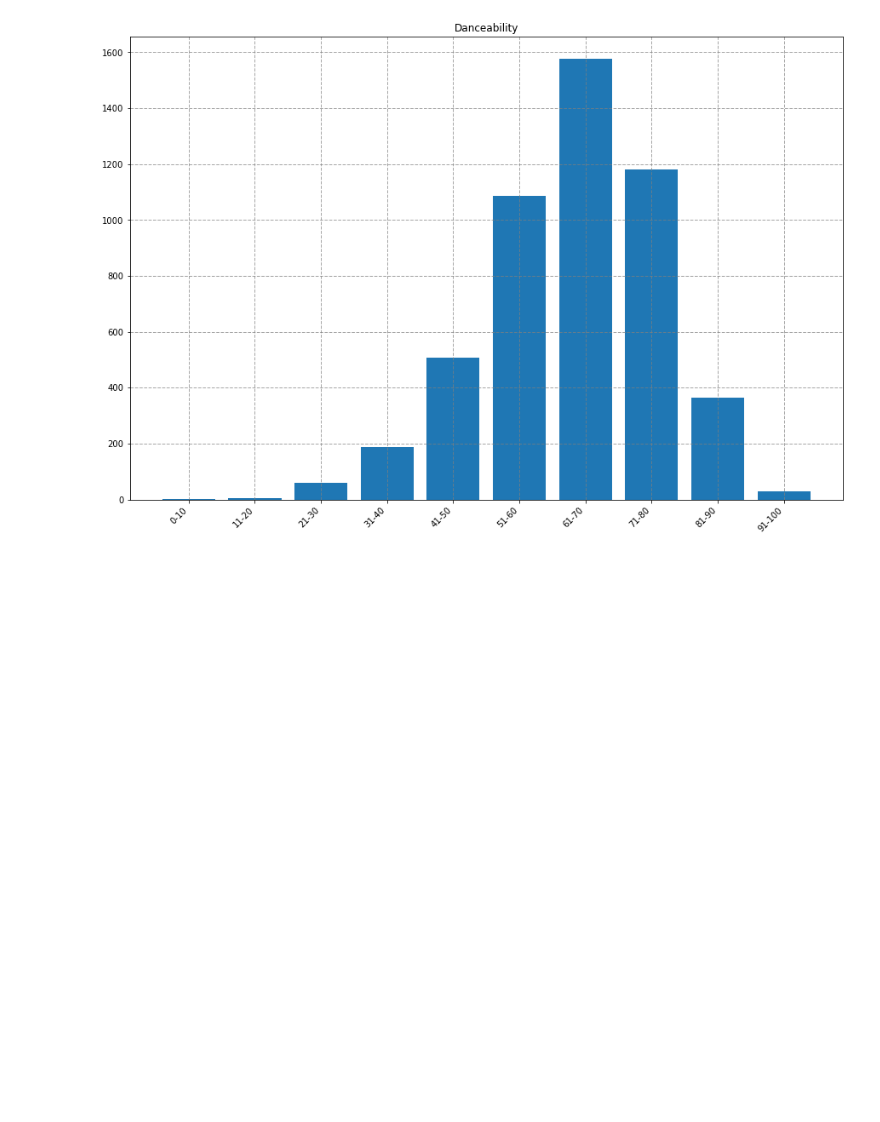
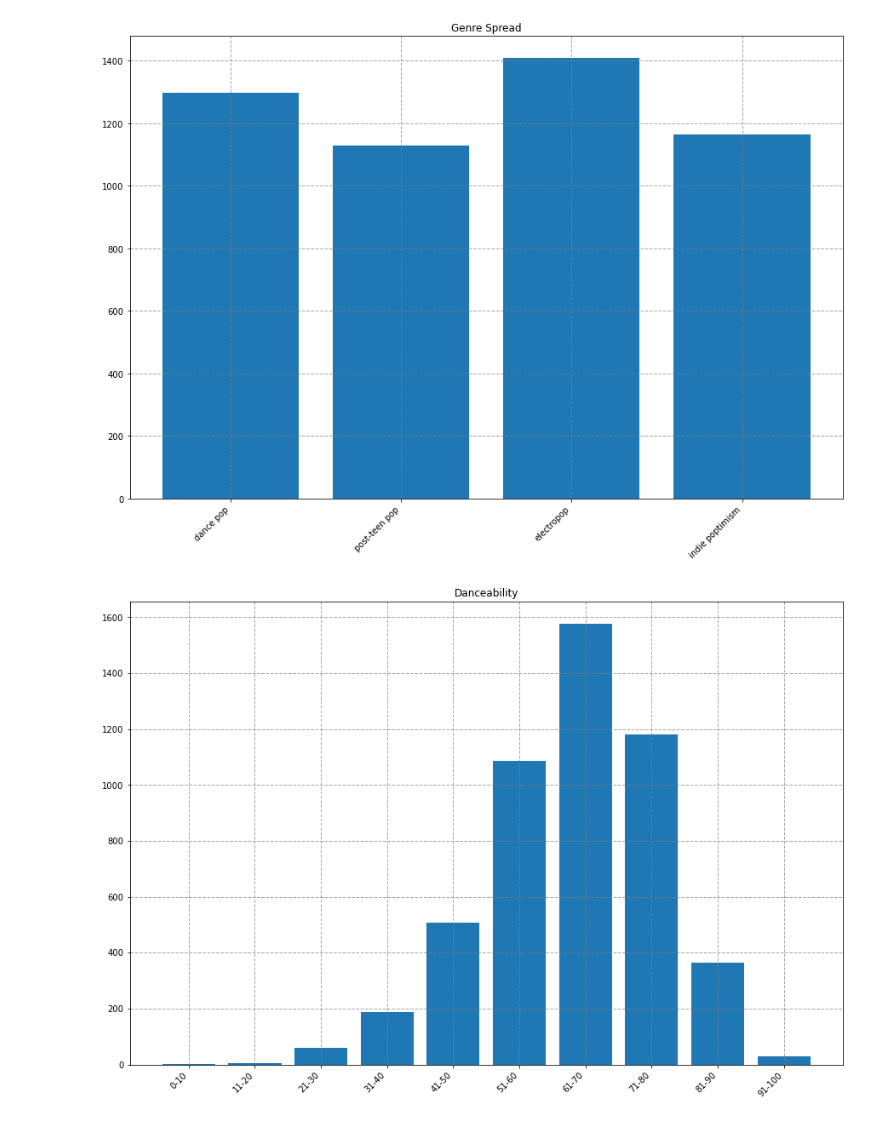
Before and after one commit to CarterKekoa/SpotifyRecommendationApp, a Jupyter notebook: DataAnalysis.ipynb, the cells around one changed output. Cells and saved outputs as stored; diff of their text form; code cells hidden in the pictures; blank space fills up the shorter version.

```diff
--- a/DataAnalysis.ipynb
+++ b/DataAnalysis.ipynb
@@ -38,4 +38,30 @@ playlist_id = '7L736vCRhBe5EapwwkutUl'
 # %%
 # spotify = SpotifyAPI(client_id, client_secret)
 # response = spotify.get_playlist(playlist_id)
+# %%
+genre = track_data.get_column('playlist_subgenre')
+danceability = myutils.format_num(track_data.get_column('danceability'))
+energy = myutils.format_num(track_data.get_column('energy'))
+loudness = track_data.get_column('loudness')
+speechiness = myutils.format_num(track_data.get_column('speechiness'))
+tempo = track_data.get_column('tempo')
+valence = myutils.format_num(track_data.get_column('valence'))
+
+genre_bins = myutils.bin_genre(genre)
+dance_bins = myutils.bin_vals(danceability)
+energy_bins = myutils.bin_vals(energy)
+loudness_bins = myutils.bin_loudness(loudness)
+speechiness_bins = myutils.bin_vals(speechiness)
+tempo_bins = myutils.bin_tempo(tempo)
+valence_bins = myutils.bin_vals(valence)
+# %%
+genre_bins_count = [[len(genre_bins[0])], [len(genre_bins[1])], [len(genre_bins[2])], [len(genre_bins[3])]]
+
+x_vals = ['dance pop', 'post-teen pop', 'electropop', 'indie poptimism']
+y_vals = []
+for i in range(len(genre_bins_count)):
+    y_vals.append(genre_bins_count[i][0])
+plot_utils.frequency_chart(x_vals, y_vals,  "Genre Spread", "", "")
+# %% [output]
+[figure, added]
 # %%
```
Also changed, not shown: parts of 12 cells of this notebook, 3 other files.
